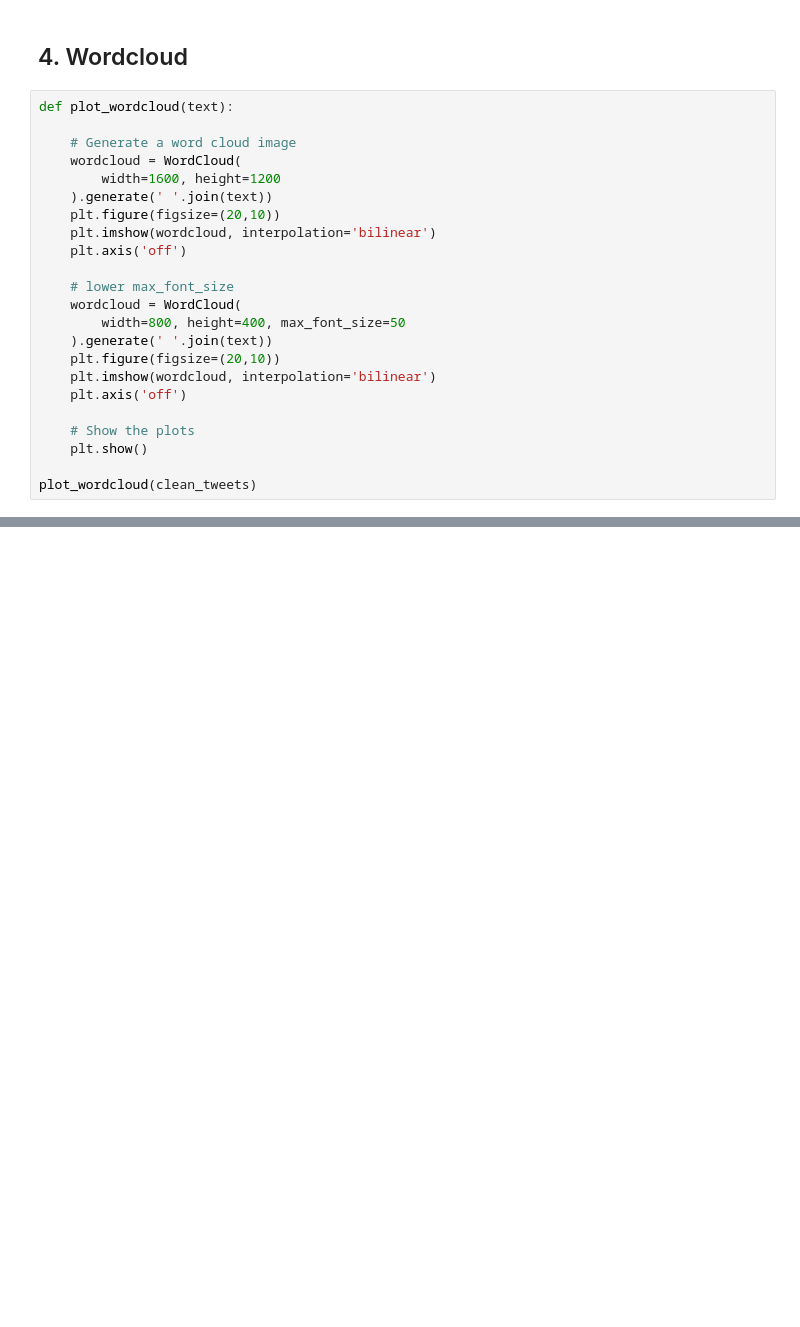
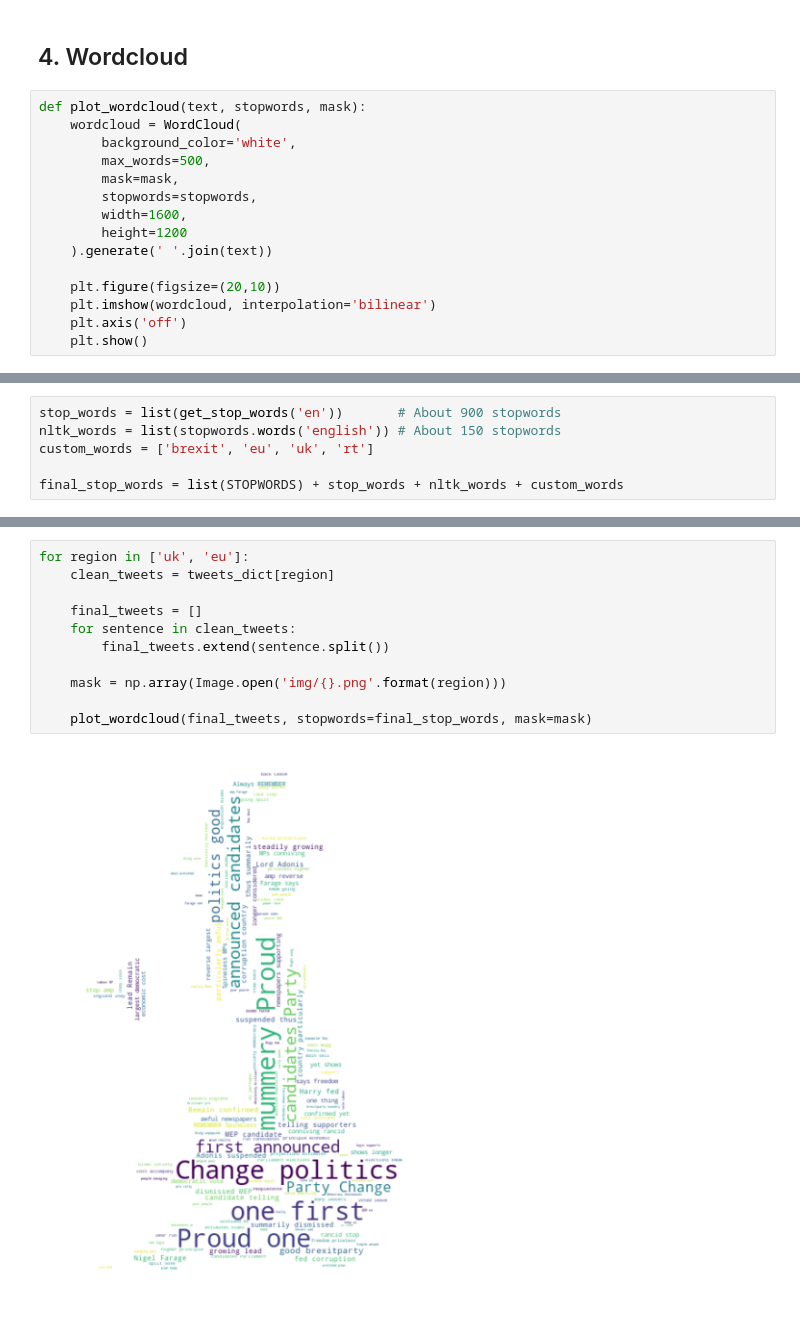
Before and after one commit to guillecg/twitter-streaming, a Jupyter notebook: twitter_example.ipynb, the cells around one changed output, grey strips where cells are left out. Saved outputs shown, nothing was run; the diff lists cells and outputs as text; blank space fills up the shorter version.

```diff
--- a/twitter_example.ipynb
+++ b/twitter_example.ipynb
@@ -104,25 +133,17 @@ plt.show()
 # %% [markdown]
 ## 4. Wordcloud
 # %%
-def plot_wordcloud(text):
+def plot_wordcloud(text, stopwords, mask):
+    wordcloud = WordCloud(
+        background_color='white',
+        max_words=500,
+        mask=mask,
+        stopwords=stopwords,
+        width=1600,
+        height=1200
+    ).generate(' '.join(text))
 
-    # Generate a word cloud image
-    wordcloud = WordCloud(
-        width=1600, height=1200
-    ).generate(' '.join(text))
     plt.figure(figsize=(20,10))
     plt.imshow(wordcloud, interpolation='bilinear')
     plt.axis('off')
-
-    # lower max_font_size
-    wordcloud = WordCloud(
-        width=800, height=400, max_font_size=50
-    ).generate(' '.join(text))
-    plt.figure(figsize=(20,10))
-    plt.imshow(wordcloud, interpolation='bilinear')
-    plt.axis('off')
-
-    # Show the plots
     plt.show()
-
-plot_wordcloud(clean_tweets)
@@ -131,0 +152,6 @@ plot_wordcloud(clean_tweets)
+# %%
+stop_words = list(get_stop_words('en'))       # About 900 stopwords
+nltk_words = list(stopwords.words('english')) # About 150 stopwords
+custom_words = ['brexit', 'eu', 'uk', 'rt']
+
+final_stop_words = list(STOPWORDS) + stop_words + nltk_words + custom_words
@@ -131,0 +160,13 @@ plot_wordcloud(clean_tweets)
+# %%
+for region in ['uk', 'eu']:
+    clean_tweets = tweets_dict[region]
+
+    final_tweets = []
+    for sentence in clean_tweets:
+        final_tweets.extend(sentence.split())
+
+    mask = np.array(Image.open('img/{}.png'.format(region)))
+
+    plot_wordcloud(final_tweets, stopwords=final_stop_words, mask=mask)
+# %% [output]
+[figure, added]
```
Also changed, not shown: parts of 13 cells of this notebook, 2 other files.
